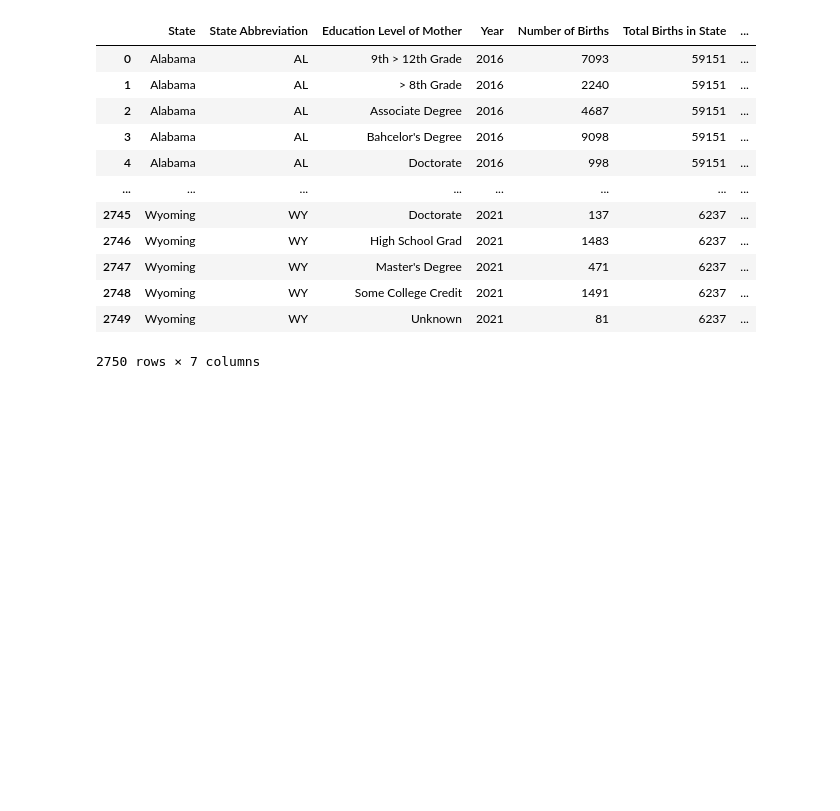
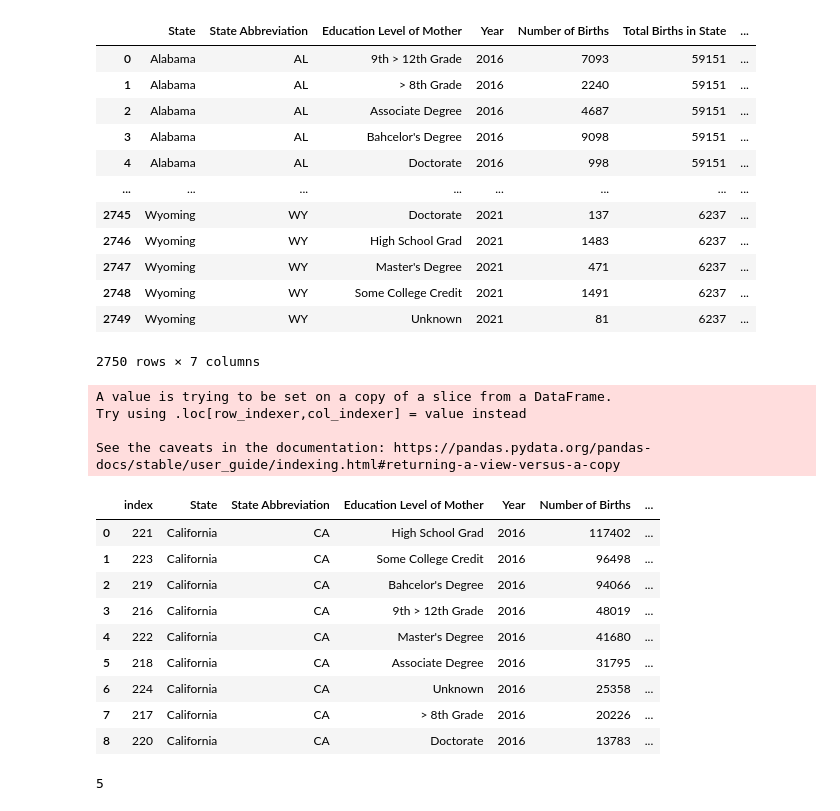
Before and after one commit to avt1993/US-Births-2016-2021, a Jupyter notebook: US_Births_Data_Cleaning.ipynb, the cells around one changed output. Saved outputs shown, nothing was run; the diff lists cells and outputs as text; code cells hidden in the pictures; blank space fills up the shorter version.

```diff
--- a/US_Births_Data_Cleaning.ipynb
+++ b/US_Births_Data_Cleaning.ipynb
@@ -738,0 +752,27 @@ single_state
+# %%
+
+df = pd.read_csv("us_births_2016_2021_updated.csv")
+filtered_df_for_fig = df[(df['Year'] == 2016) & (df['State Abbreviation'] == 'CA')]
+filtered_df_for_fig['Percentage of Births by Ed Level'] = ((filtered_df_for_fig['Number of Births'] / filtered_df_for_fig['Total Births in State'])*100).round(1)
+filtered_df_for_fig = filtered_df_for_fig.sort_values('Percentage of Births by Ed Level', ascending = False).reset_index()
+filtered_df_for_fig
+# %% [output]
+A value is trying to be set on a copy of a slice from a DataFrame.
+Try using .loc[row_indexer,col_indexer] = value instead
+
+See the caveats in the documentation: https://pandas.pydata.org/pandas-docs/stable/user_guide/indexing.html#returning-a-view-versus-a-copy
+|  | index | State | State Abbreviation | Education Level of Mother | Year | Number of Births | ... |
+| 0 | 221 | California | CA | High School Grad | 2016 | 117402 | ... |
+| 1 | 223 | California | CA | Some College Credit | 2016 | 96498 | ... |
+| 2 | 219 | California | CA | Bahcelor's Degree | 2016 | 94066 | ... |
+| 3 | 216 | California | CA | 9th > 12th Grade | 2016 | 48019 | ... |
+| 4 | 222 | California | CA | Master's Degree | 2016 | 41680 | ... |
+| 5 | 218 | California | CA | Associate Degree | 2016 | 31795 | ... |
+| 6 | 224 | California | CA | Unknown | 2016 | 25358 | ... |
+| 7 | 217 | California | CA | > 8th Grade | 2016 | 20226 | ... |
+| 8 | 220 | California | CA | Doctorate | 2016 | 13783 | ... |
+# %%
+position = filtered_df_for_fig[filtered_df_for_fig['Education Level of Mother'] == 'Associate Degree'].index[0]
+position
+# %% [output]
+5
```
Also changed, not shown: parts of 1 cell of this notebook, 1 other file.
